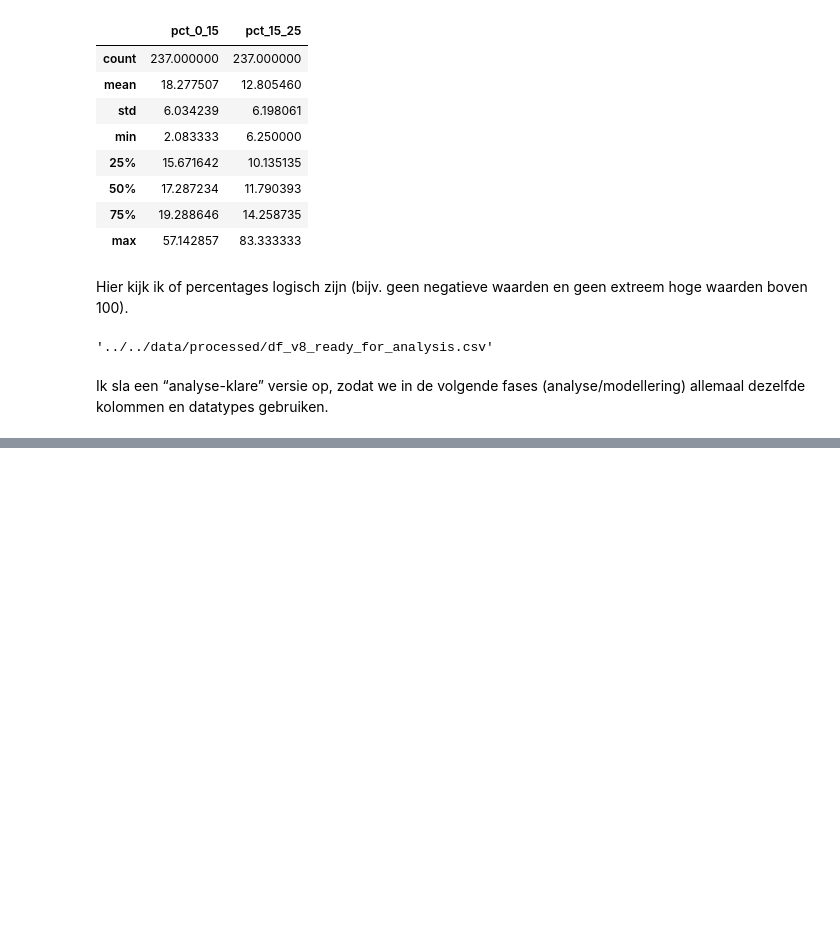
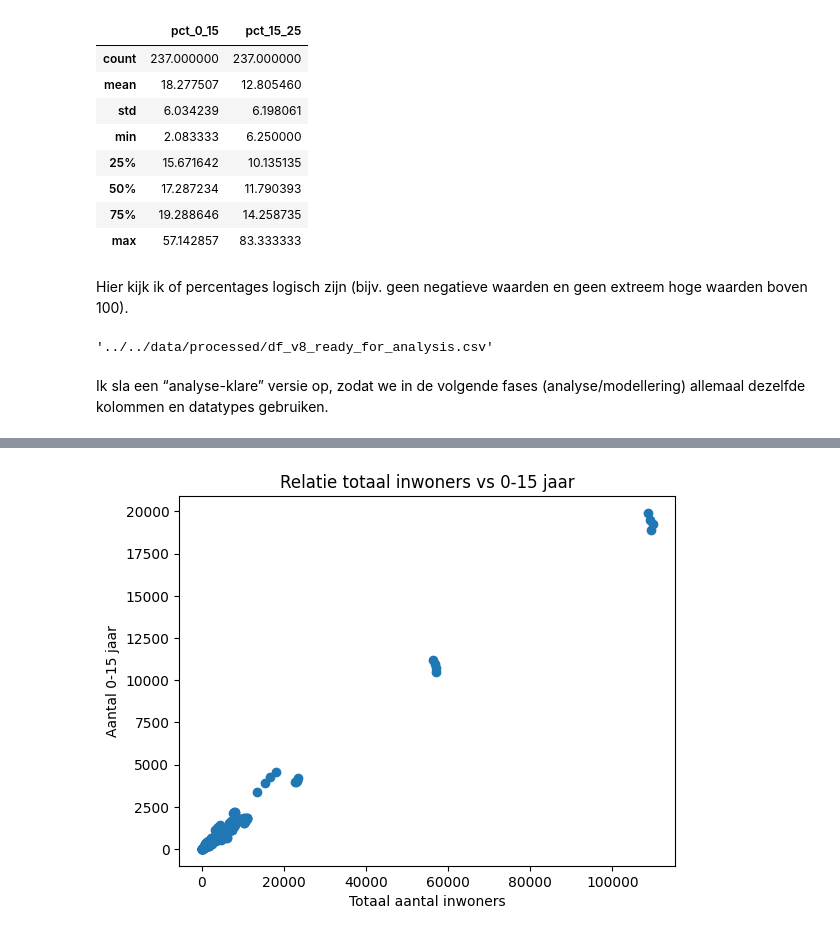
Before and after one commit to Ismael-991/almere-jeugd-voorspelling, a Jupyter notebook: notebooks/individual/Faysal_notebook.ipynb, the cells around one changed output, grey strips where cells are left out. Saved outputs shown, nothing was run; the diff lists cells and outputs as text; code cells hidden in the pictures; blank space fills up the shorter version.

```diff
--- a/notebooks/individual/Faysal_notebook.ipynb
+++ b/notebooks/individual/Faysal_notebook.ipynb
@@ -166,0 +184,10 @@ Ik sla een “analyse-klare” versie op, zodat we in de volgende fases (analyse
+# %%
+import matplotlib.pyplot as plt
+
+plt.scatter(df["AantalInwoners_5"], df["k_0Tot15Jaar_8"])
+plt.xlabel("Totaal aantal inwoners")
+plt.ylabel("Aantal 0-15 jaar")
+plt.title("Relatie totaal inwoners vs 0-15 jaar")
+plt.show()
+# %% [output]
+[figure, added]
```
Also changed, not shown: parts of 29 cells of this notebook, 1 other file.
